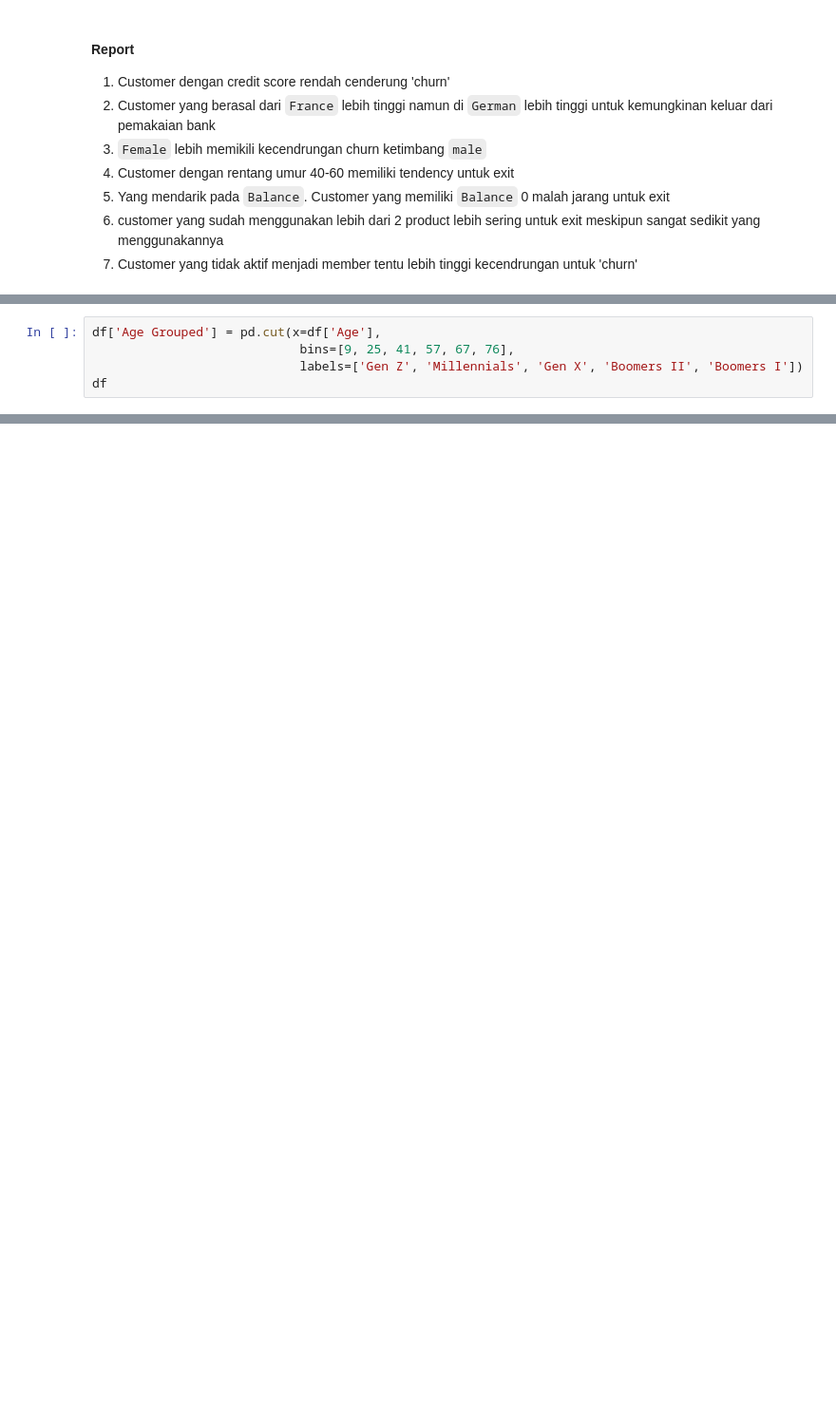
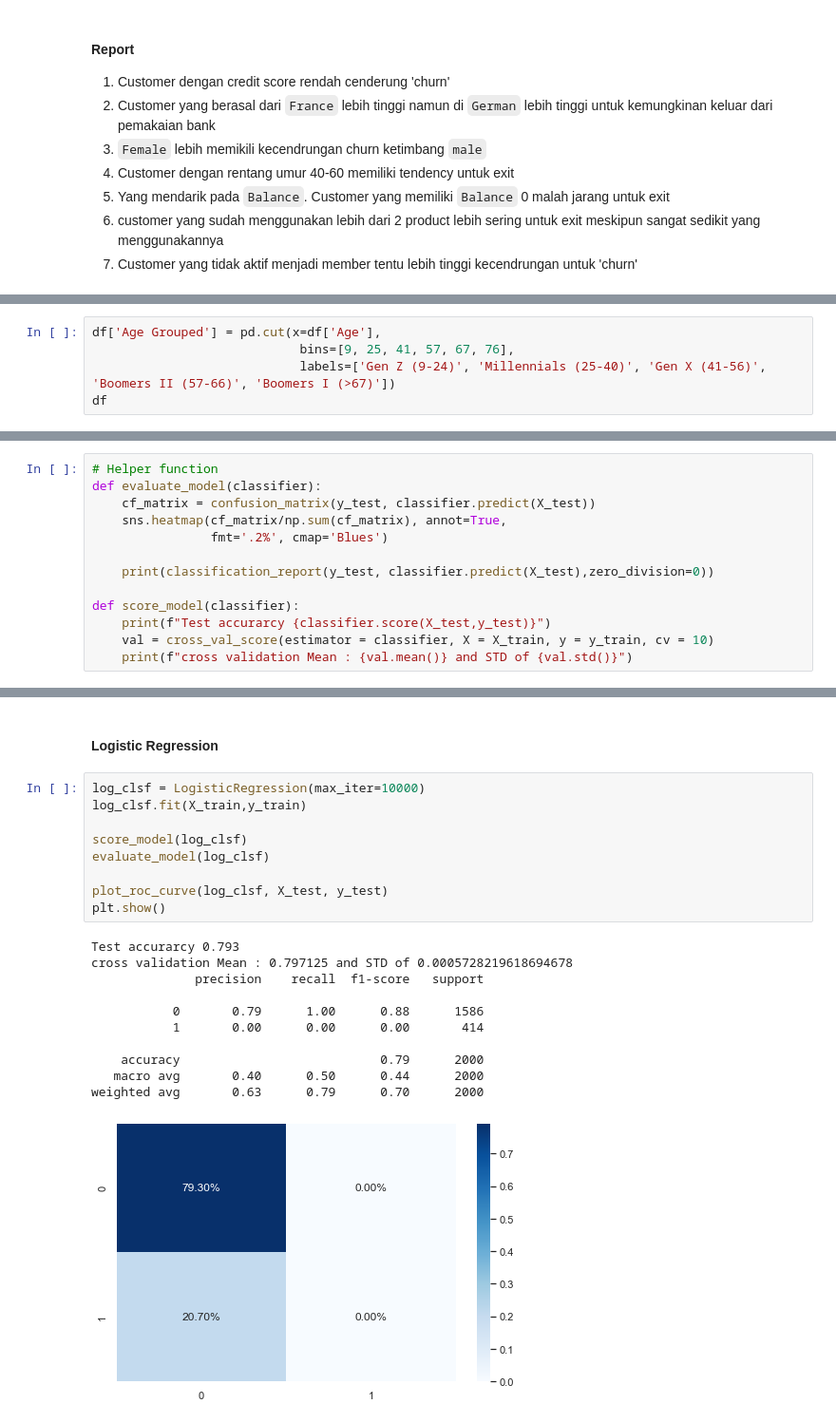
Before and after one commit to bayuwira/Project-Churn-for-Bank-Customers, a Jupyter notebook: Customer Churn Analysis.ipynb, the cells around one changed output, grey strips where cells are left out. Shown: that part at 95% size. Cells and saved outputs as stored; diff of their text form; blank space fills up the shorter version.

```diff
--- a/Customer Churn Analysis.ipynb
+++ b/Customer Churn Analysis.ipynb
@@ -399,5 +393,0 @@ for i in range(0,len(temp.columns)):
-# %%
-df['Age Grouped'] = pd.cut(x=df['Age'],
-                            bins=[9, 25, 41, 57, 67, 76],
-                            labels=['Gen Z', 'Millennials', 'Gen X', 'Boomers II', 'Boomers I'])
-df
@@ -638,0 +398,5 @@ Naive Bayes Classifier: 0.5259
+# %%
+df['Age Grouped'] = pd.cut(x=df['Age'],
+                            bins=[9, 25, 41, 57, 67, 76],
+                            labels=['Gen Z (9-24)', 'Millennials (25-40)', 'Gen X (41-56)', 'Boomers II (57-66)', 'Boomers I (>67)'])
+df
@@ -638,0 +640,13 @@ Naive Bayes Classifier: 0.5259
+# %%
+# Helper function
+def evaluate_model(classifier):
+    cf_matrix = confusion_matrix(y_test, classifier.predict(X_test))
+    sns.heatmap(cf_matrix/np.sum(cf_matrix), annot=True,
+                fmt='.2%', cmap='Blues')
+
+    print(classification_report(y_test, classifier.predict(X_test),zero_division=0))
+
+def score_model(classifier):
+    print(f"Test accurarcy {classifier.score(X_test,y_test)}")
+    val = cross_val_score(estimator = classifier, X = X_train, y = y_train, cv = 10)
+    print(f"cross validation Mean : {val.mean()} and STD of {val.std()}")
@@ -638,0 +659,23 @@ Naive Bayes Classifier: 0.5259
+# %% [markdown]
+#### Logistic Regression
+# %%
+log_clsf = LogisticRegression(max_iter=10000)
+log_clsf.fit(X_train,y_train)
+
+score_model(log_clsf)
+evaluate_model(log_clsf)
+
+plot_roc_curve(log_clsf, X_test, y_test)
+plt.show()
+# %% [output]
+Test accurarcy 0.793
+cross validation Mean : 0.797125 and STD of 0.0005728219618694678
+              precision    recall  f1-score   support
+
+           0       0.79      1.00      0.88      1586
+           1       0.00      0.00      0.00       414
+
+    accuracy                           0.79      2000
+   macro avg       0.40      0.50      0.44      2000
+weighted avg       0.63      0.79      0.70      2000
+[figure, added]
```
Also changed, not shown: parts of 68 cells of this notebook.
